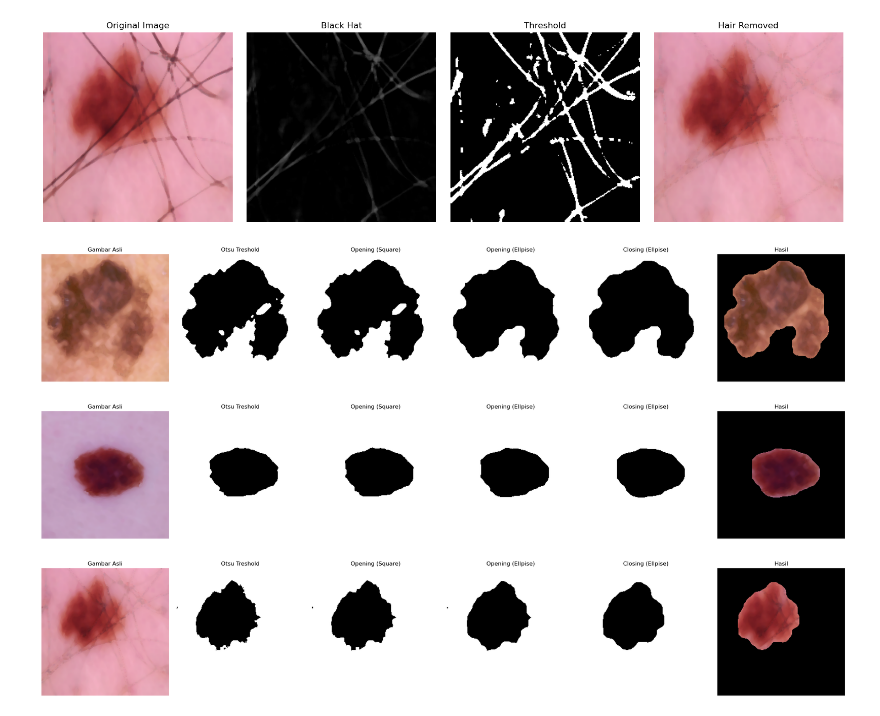
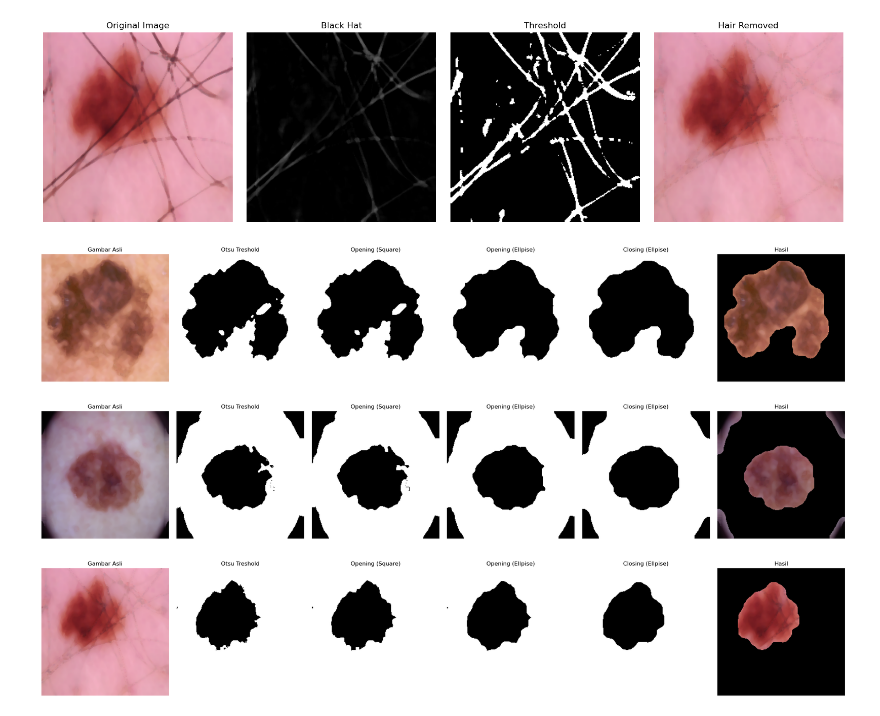
Before and after one commit to drithh/skin-cancer-classification, a Jupyter notebook: preprocessing.ipynb, the cells around one changed output. Drawn from its saved outputs; the diff is of its cells as text; code cells hidden in the pictures.

```diff
--- a/preprocessing.ipynb
+++ b/preprocessing.ipynb
@@ -31,18 +31,18 @@ image_3_removed_hair = hair_removal(image_3_median_filtered_image, debug=True)
 # %%
 import cv2
 import numpy as np
 from preprocessing import preprocess_image
 
 # Read the original image
 image_1 = cv2.imread('./data/raw/train/malignant/975.jpg')
-image_2 = cv2.imread('./data/raw/train/benign/804.jpg')
+image_2 = cv2.imread('./data/raw/train/malignant/1476.jpg')
 image_3 = cv2.imread("./data/raw/test/benign/303.jpg")
 
 
 result_1 = preprocess_image(image_1, debug=True)
 result_2 = preprocess_image(image_2, debug=True)
 result_3 = preprocess_image(image_3, debug=True)
 # %% [output]
 [figure]
-[figure, old version]
+[figure, new version]
 [figure]
```
